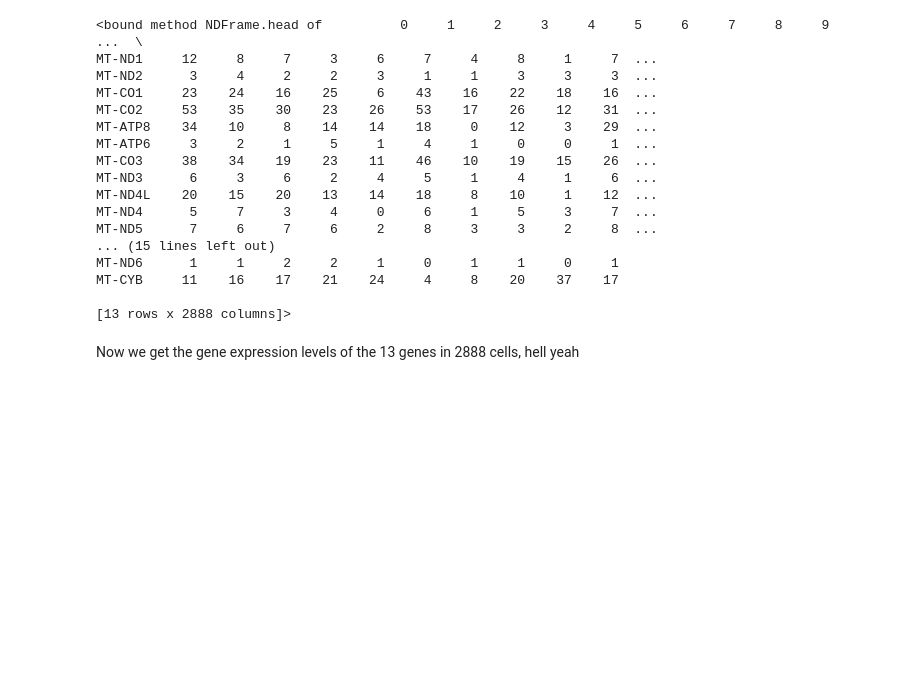
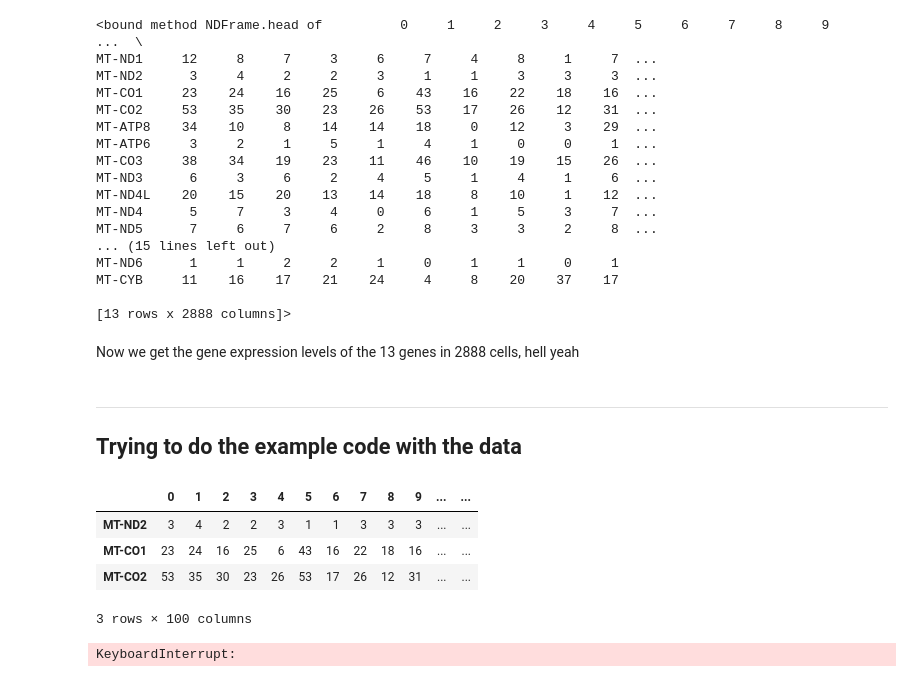
Before and after one commit to rrrrrrrlll/M2R_Group_12, a Jupyter notebook: gene_trial1.ipynb, the cells around one changed output. Cells and saved outputs as stored; diff of their text form; code cells hidden in the pictures; blank space fills up the shorter version.

```diff
--- a/gene_trial1.ipynb
+++ b/gene_trial1.ipynb
@@ -117,3 +135,21 @@ MT-CYB     11    16    17    21    24     4     8    20    37    17
 [13 rows x 2888 columns]>
 # %% [markdown]
 Now we get the gene expression levels of the 13 genes in 2888 cells, hell yeah
+# %% [markdown]
+---
+## Trying to do the example code with the data
+# %%
+dftrial = df2[1:4]
+dftrial = dftrial.iloc[:,:100]
+dftrial
+# %% [output]
+|  | 0 | 1 | 2 | 3 | 4 | 5 | 6 | 7 | 8 | 9 | ... | ... |
+| MT-ND2 | 3 | 4 | 2 | 2 | 3 | 1 | 1 | 3 | 3 | 3 | ... | ... |
+| MT-CO1 | 23 | 24 | 16 | 25 | 6 | 43 | 16 | 22 | 18 | 16 | ... | ... |
+| MT-CO2 | 53 | 35 | 30 | 23 | 26 | 53 | 17 | 26 | 12 | 31 | ... | ... |
+3 rows × 100 columns
+# %%
+sns.pairplot(dftrial)
+plt.show
+# %% [output]
+KeyboardInterrupt:
```
Also changed, not shown: parts of 1 cell of this notebook.
